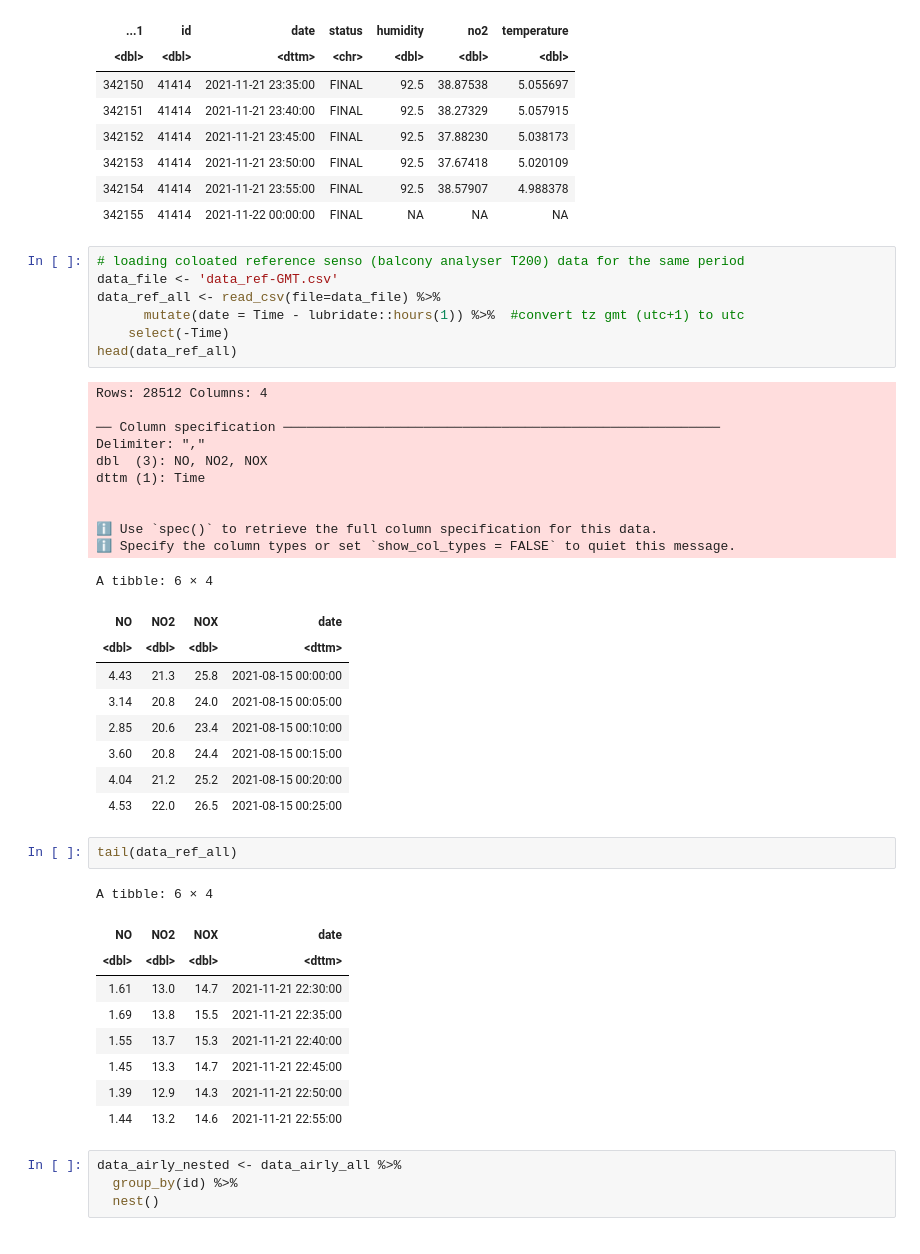
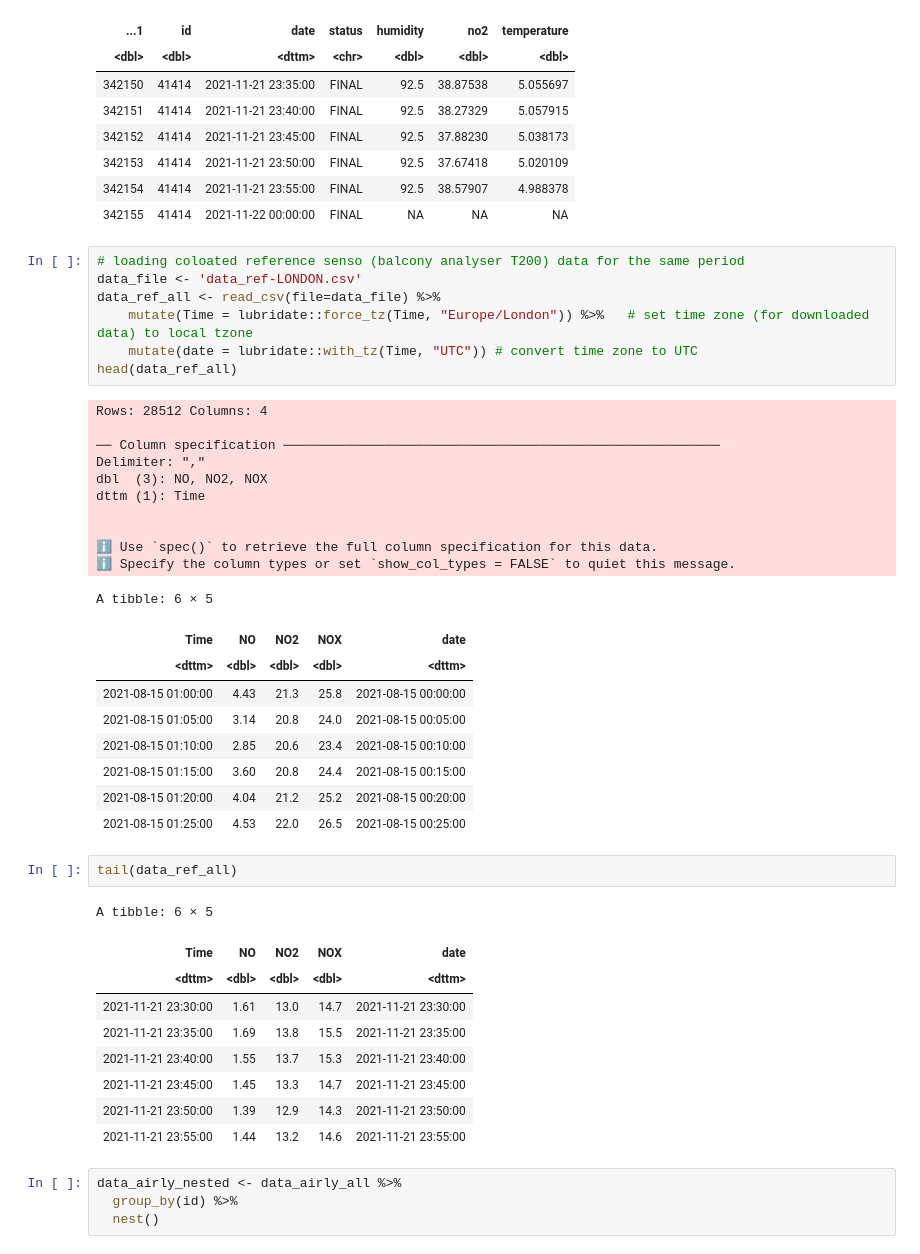
Before and after one commit to edanesh/airly3sagemaker-, a Jupyter notebook: V3-Copy1.ipynb, the cells around one changed output. Drawn from its saved outputs; the diff is of its cells as text.

```diff
--- a/V3-Copy1.ipynb
+++ b/V3-Copy1.ipynb
@@ -72,43 +73,43 @@ A tibble: 6 × 7
 | 342155 | 41414 | 2021-11-22 00:00:00 | FINAL | NA | NA | NA |
 # %%
 # loading coloated reference senso (balcony analyser T200) data for the same period
-data_file <- 'data_ref-GMT.csv'
+data_file <- 'data_ref-LONDON.csv'
 data_ref_all <- read_csv(file=data_file) %>%
-      mutate(date = Time - lubridate::hours(1)) %>%  #convert tz gmt (utc+1) to utc
-    select(-Time)
+    mutate(Time = lubridate::force_tz(Time, "Europe/London")) %>%   # set time zone (for downloaded data) to local tzone
+    mutate(date = lubridate::with_tz(Time, "UTC")) # convert time zone to UTC
 head(data_ref_all)
 # %% [output]
 Rows: 28512 Columns: 4
 
 ── Column specification ────────────────────────────────────────────────────────
 Delimiter: ","
 dbl  (3): NO, NO2, NOX
 dttm (1): Time
 
 
 ℹ Use `spec()` to retrieve the full column specification for this data.
 ℹ Specify the column types or set `show_col_types = FALSE` to quiet this message.
-A tibble: 6 × 4
+A tibble: 6 × 5
-| NO | NO2 | NOX | date |
-| <dbl> | <dbl> | <dbl> | <dttm> |
-| 4.43 | 21.3 | 25.8 | 2021-08-15 00:00:00 |
-| 3.14 | 20.8 | 24.0 | 2021-08-15 00:05:00 |
-| 2.85 | 20.6 | 23.4 | 2021-08-15 00:10:00 |
-| 3.60 | 20.8 | 24.4 | 2021-08-15 00:15:00 |
-| 4.04 | 21.2 | 25.2 | 2021-08-15 00:20:00 |
-| 4.53 | 22.0 | 26.5 | 2021-08-15 00:25:00 |
+| Time | NO | NO2 | NOX | date |
+| <dttm> | <dbl> | <dbl> | <dbl> | <dttm> |
+| 2021-08-15 01:00:00 | 4.43 | 21.3 | 25.8 | 2021-08-15 00:00:00 |
+| 2021-08-15 01:05:00 | 3.14 | 20.8 | 24.0 | 2021-08-15 00:05:00 |
+| 2021-08-15 01:10:00 | 2.85 | 20.6 | 23.4 | 2021-08-15 00:10:00 |
+| 2021-08-15 01:15:00 | 3.60 | 20.8 | 24.4 | 2021-08-15 00:15:00 |
+| 2021-08-15 01:20:00 | 4.04 | 21.2 | 25.2 | 2021-08-15 00:20:00 |
+| 2021-08-15 01:25:00 | 4.53 | 22.0 | 26.5 | 2021-08-15 00:25:00 |
 # %%
 tail(data_ref_all)
 # %% [output]
-A tibble: 6 × 4
+A tibble: 6 × 5
-| NO | NO2 | NOX | date |
-| <dbl> | <dbl> | <dbl> | <dttm> |
-| 1.61 | 13.0 | 14.7 | 2021-11-21 22:30:00 |
-| 1.69 | 13.8 | 15.5 | 2021-11-21 22:35:00 |
-| 1.55 | 13.7 | 15.3 | 2021-11-21 22:40:00 |
-| 1.45 | 13.3 | 14.7 | 2021-11-21 22:45:00 |
-| 1.39 | 12.9 | 14.3 | 2021-11-21 22:50:00 |
-| 1.44 | 13.2 | 14.6 | 2021-11-21 22:55:00 |
+| Time | NO | NO2 | NOX | date |
+| <dttm> | <dbl> | <dbl> | <dbl> | <dttm> |
+| 2021-11-21 23:30:00 | 1.61 | 13.0 | 14.7 | 2021-11-21 23:30:00 |
+| 2021-11-21 23:35:00 | 1.69 | 13.8 | 15.5 | 2021-11-21 23:35:00 |
+| 2021-11-21 23:40:00 | 1.55 | 13.7 | 15.3 | 2021-11-21 23:40:00 |
+| 2021-11-21 23:45:00 | 1.45 | 13.3 | 14.7 | 2021-11-21 23:45:00 |
+| 2021-11-21 23:50:00 | 1.39 | 12.9 | 14.3 | 2021-11-21 23:50:00 |
+| 2021-11-21 23:55:00 | 1.44 | 13.2 | 14.6 | 2021-11-21 23:55:00 |
 # %%
 data_airly_nested <- data_airly_all %>%
   group_by(id) %>%
```
Also changed, not shown: parts of 67 cells of this notebook, 1 other file.
